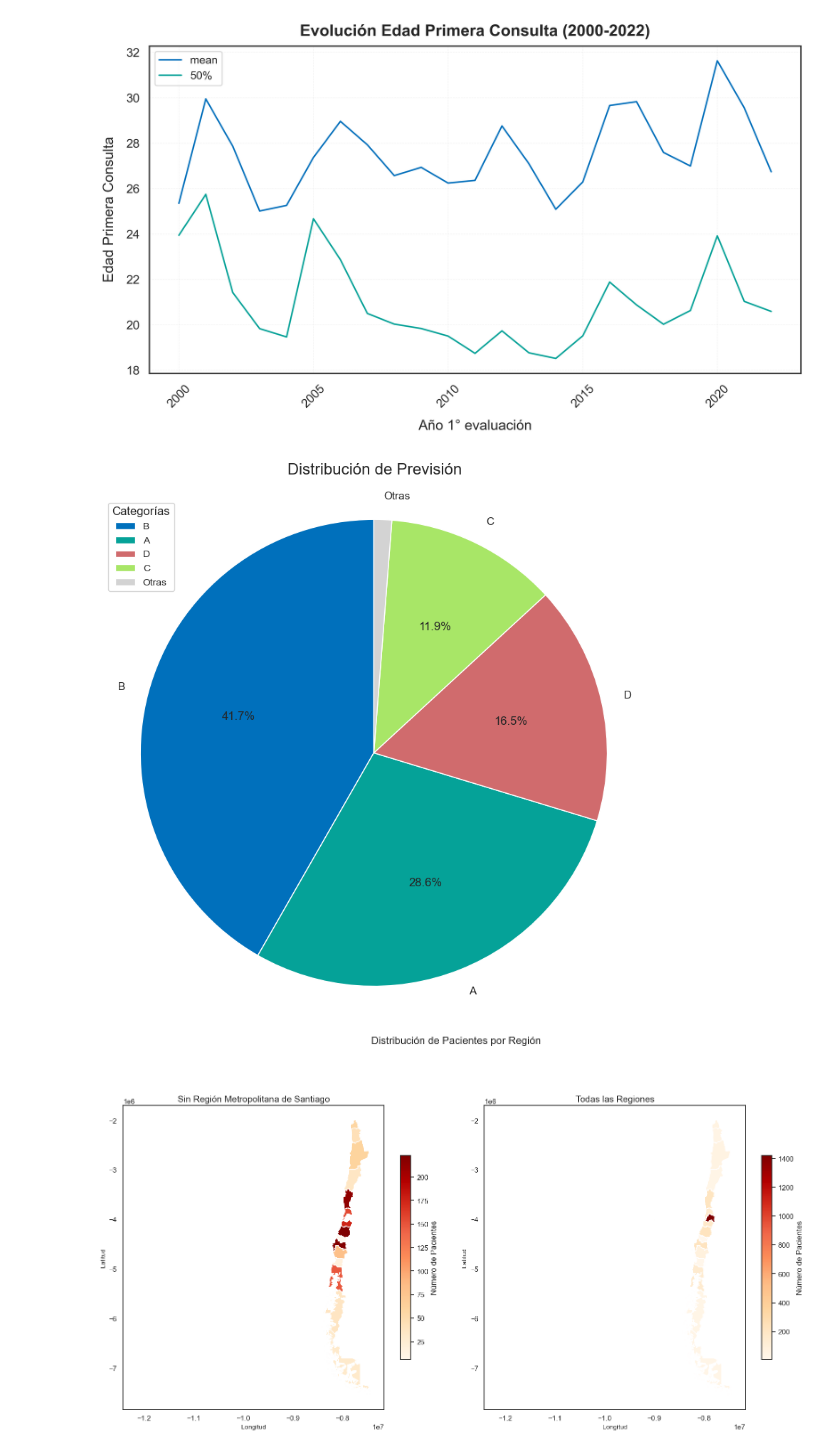
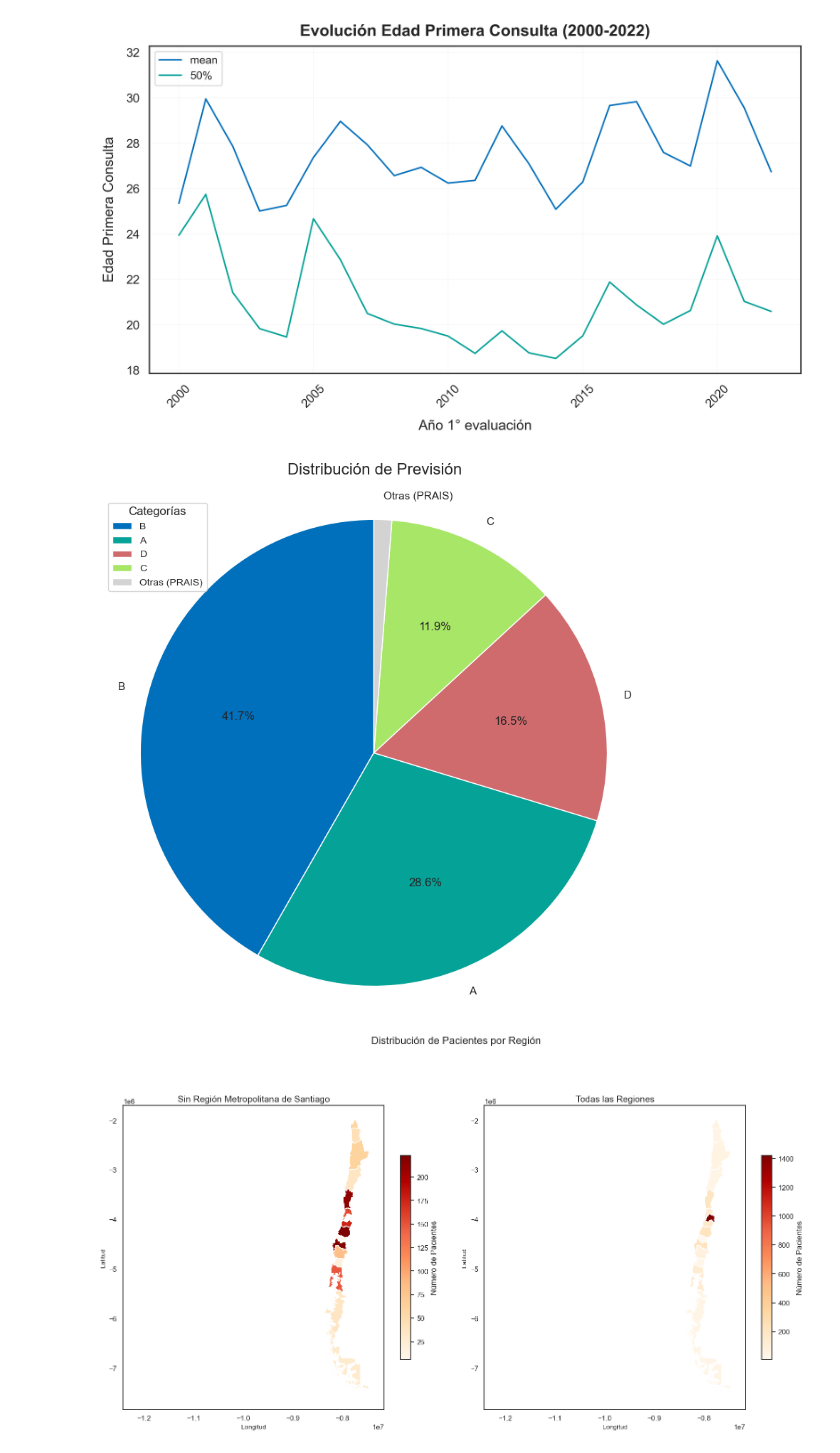
Before and after one commit to JavierRojas14/congenitas-ambulatorio, a Jupyter notebook: notebooks/test.ipynb, the cells around one changed output. Saved outputs shown, nothing was run; the diff lists cells and outputs as text; code cells hidden in the pictures.

Commit message:
Indica prevision PRAIS

```diff
--- a/notebooks/test.ipynb
+++ b/notebooks/test.ipynb
@@ -178,17 +178,17 @@ threshold = (
     prevision.sum() * 0.05
 )  # e.g., categories with less than 5% of total sum will be grouped
 
-# Group categories with low frequencies into "Otras"
+# Group categories with low frequencies into "Otras (PRAIS)"
 prevision_grouped = prevision[prevision >= threshold]
-prevision_grouped["Otras"] = prevision[prevision < threshold].sum()
+prevision_grouped["Otras (PRAIS)"] = prevision[prevision < threshold].sum()
 prevision_grouped = prevision_grouped.sort_values(ascending=False)
 
 
-# Define a function to hide percentage for "Otras"
+# Define a function to hide percentage for "Otras (PRAIS)"
 def no_other_pct(pct, allvals):
     absolute = round(pct / 100.0 * sum(allvals), 0)  # Calculate the absolute value from percentage
-    if absolute == prevision_grouped["Otras"]:
-        return ""  # Hide percentage for "Otras" category
+    if absolute == prevision_grouped["Otras (PRAIS)"]:
+        return ""  # Hide percentage for "Otras (PRAIS)" category
     else:
         return f"{pct:.1f}%"  # Format the percentage for other categories
 
@@ -196,34 +196,34 @@ def no_other_pct(pct, allvals):
 # Create a prettier pie plot
 fig, ax = plt.subplots(figsize=(8, 8))  # Larger figure for better clarity
 prevision_grouped.plot(
     kind="pie",
     ax=ax,
     autopct=lambda pct: no_other_pct(pct, prevision_grouped),  # Use custom function for percentage
     startangle=90,
     labels=prevision_grouped.index,
     # pctdistance=1.2,  # Move percentage labels outside the pie (optional)
     # labeldistance=1.4,  # Move category labels outside the pie (optional)
 )
 
 # Set title and adjust layout
 fig.suptitle("Distribución de Previsión", fontsize=16)  # Adjust 'y' to move title upwards
 ax.set_ylabel("")  # Remove y-axis label for better clarity
 
 # Add a legend with specific settings
 ax.legend(title="Categorías", loc="upper left", fontsize=10)
 
 # Make sure the pie is displayed as a circle
 ax.axis("equal")  # Equal aspect ratio ensures that pie is drawn as a circle.
 
 # Show the plot
 plt.tight_layout()
 
 # Save the plot as a PNG file with 300 DPI
 plt.savefig("../reports/figures/distribucion_prevision.png", dpi=300)
 
 plt.show()
 # %% [output]
-[figure, old version]
+[figure, new version]
 # %%
 map_df = gpd.read_file("../data/raw/mapas/Regional.shp")
 # %%
```
Also changed, not shown: 1 other file.
